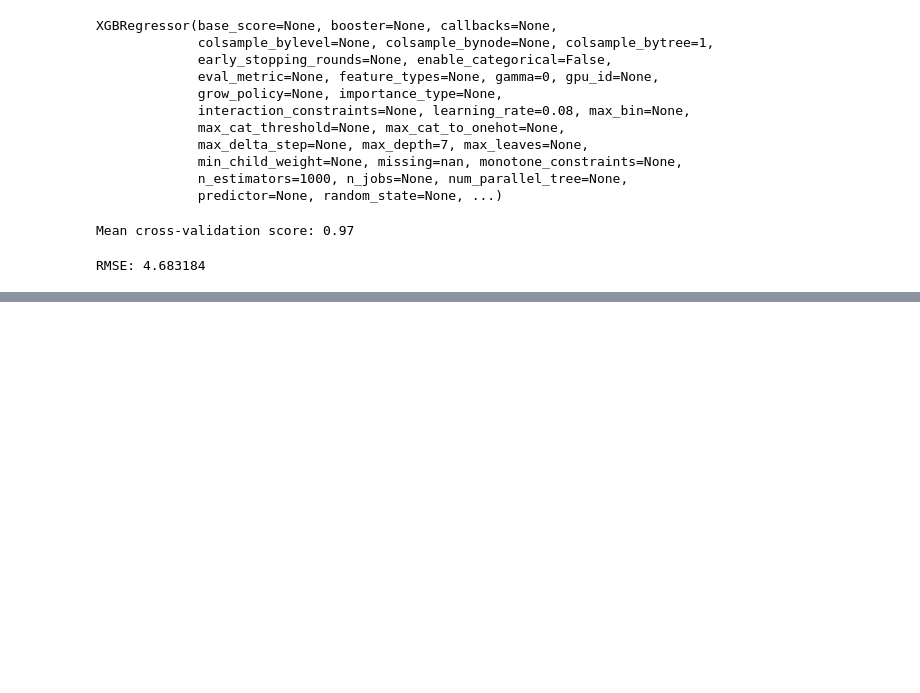
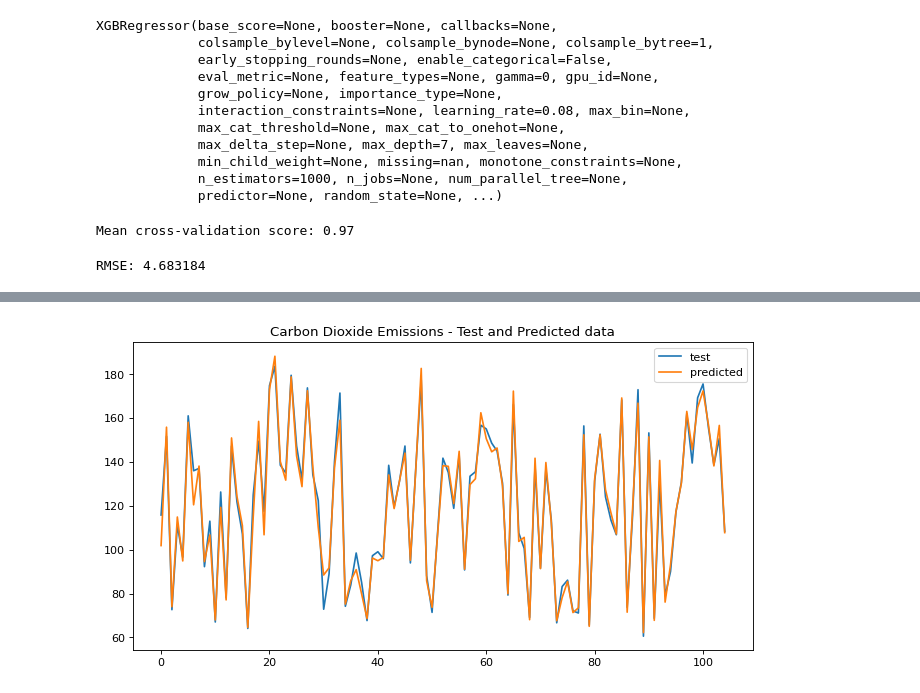
Before and after one commit to amirhosein-ziaei/Machine_Learning_Course, a Jupyter notebook: Ensemble_Learning/XGBoost/XGBoost_Regression.ipynb, the cells around one changed output, grey strips where cells are left out. Drawn from its saved outputs; the diff is of its cells as text; code cells hidden in the pictures; blank space fills up the shorter version.

```diff
--- a/Ensemble_Learning/XGBoost/XGBoost_Regression.ipynb
+++ b/Ensemble_Learning/XGBoost/XGBoost_Regression.ipynb
@@ -167,0 +183,10 @@ RMSE: 4.683184
+# %%
+plt.figure(figsize=(10, 5), dpi=80)
+x_ax = range(len(y_test))
+plt.plot(x_ax, y_test, label="test")
+plt.plot(x_ax, predictions, label="predicted")
+plt.title("Carbon Dioxide Emissions - Test and Predicted data")
+plt.legend()
+plt.show()
+# %% [output]
+[figure, added]
```
Also changed, not shown: parts of 6 cells of this notebook.
